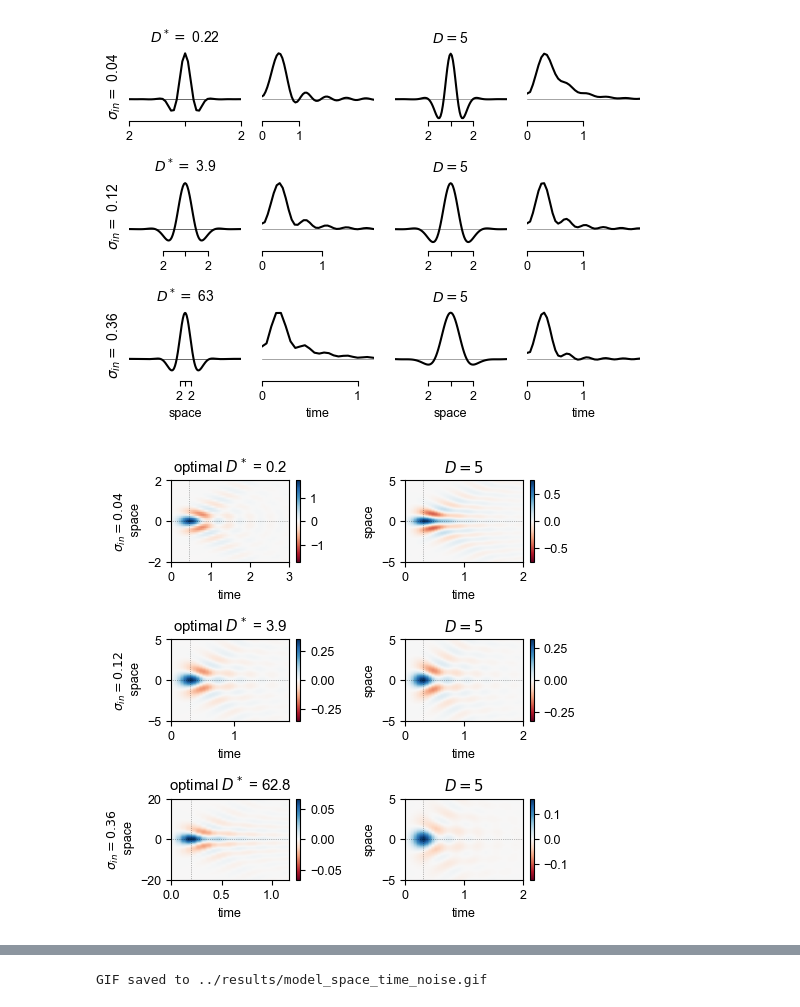
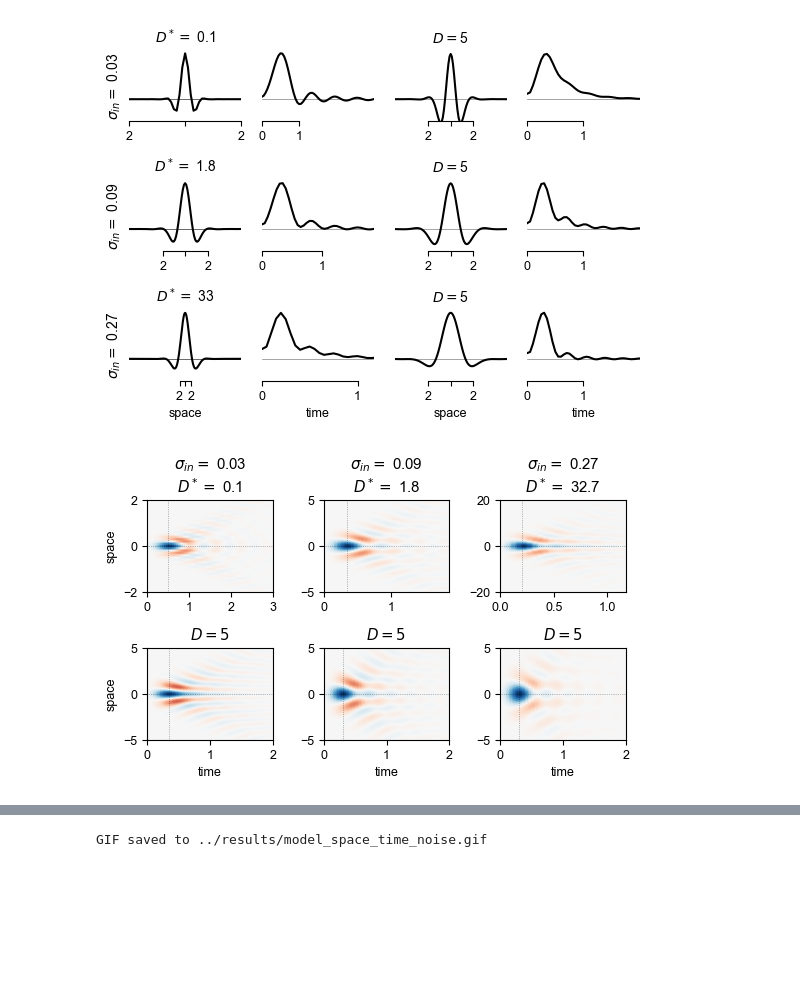
Before and after one commit to Yates-Lab/efficient-coding-drift-spectrum, a Jupyter notebook: scripts/interactive_moving_retina copy.ipynb, the cells around one changed output, grey strips where cells are left out. Saved outputs shown, nothing was run; the diff lists cells and outputs as text; code cells hidden in the pictures; blank space fills up the shorter version.

```diff
--- a/scripts/interactive_moving_retina copy.ipynb
+++ b/scripts/interactive_moving_retina copy.ipynb
@@ -353,15 +355,16 @@ sigma_out = 2.0
 K         = 1024
 T         = 1024
 dx        = 0.1
-dt        = 0.05
+fps       = 30.0
+dt        = 1.0 / fps
 D         = 5
 alpha     = 2.0
-c         = 0.04
+c         = 0.04 #0.04
 
 # One-sided Fourier grids.
 # Drop spatial DC because C_s(k) = k^{-alpha} diverges at k = 0.
-k = 2 * np.pi * np.fft.rfftfreq(K, d=dx)[1:]
-w = 2 * np.pi * np.fft.rfftfreq(T, d=dt)
+k =  2 * np.pi * np.fft.rfftfreq(K, d=dx)[1:]
+w =  2 * np.pi * np.fft.rfftfreq(T, d=dt)
 w_plot = w.copy()
 w_plot[0] = w[1] / 2
 
@@ -940,7 +971,8 @@ plt.savefig(f"../results/model_filter_and_kernels.pdf",bbox_inches="tight")
 # %%
 all_MI_vals = []
 # sigma_ins  = [0.05, 0.15, 0.45]
-sigma_ins = [0.04, 0.12, 0.36]
+# sigma_ins = [0.04, 0.12, 0.36]
+sigma_ins = [0.03, 0.09, 0.27]
 D_vals = np.logspace(-2, 2, 100)
 for i,sigma_in in tqdm(enumerate(sigma_ins)):
     MI_vals = []
@@ -1032,7 +1064,6 @@ sigma_ins_tmp = sigma_ins #[0.05,  0.25, 1.0]
 fig, axs = plt.subplots(len(sigma_ins_tmp),4,figsize=(0.8*fw, 0.6*fw))
 
 s_t = 1.6
-s_s =
 times = np.asarray([3/s_t**0, 3/s_t, 3/s_t**2])
 spaces = np.asarray([2,5,20])
 
@@ -1148,22 +1179,21 @@ for i, sigma_in in enumerate(sigma_ins_tmp):
 plt.tight_layout()
 plt.savefig(f"../results/model_space_time_noise_both.pdf")
 # %% [output]
-[figure, old version]
+[figure, new version]
 # %%
 sigma_ins_tmp = sigma_ins  # [0.05,  0.25, 1.0]
 
-fig, axs = plt.subplots(len(sigma_ins_tmp), 2, figsize=(0.7*fw, 0.7 * fw))
-
+fig, axs = plt.subplots(2, len(sigma_ins_tmp), figsize=(0.8*fw, 0.5 * fw))
 
 for i, sigma_in in enumerate(sigma_ins_tmp):
     sigma_in = sigma_ins[i]
 
-    # --- column 0: optimal D* ---
+    # --- row 0: optimal D* ---
     D = D_vals[np.argmax(all_MI_vals[i])]
     Cx, v_opt, MI = mutual_information(k, w, weights, D, sigma_in, sigma_out, alpha, c=c)
     w_xt_plot, x, t = compute_space_time_filter(v_opt, T, dt, dx)
 
-    ax = axs[i, 0]
+    ax = axs[0, i]
     im = ax.imshow(
         w_xt_plot,
         aspect="auto",
@@ -1173,51 +1203,58 @@ for i, sigma_in in enumerate(sigma_ins_tmp):
         vmin=-np.max(np.abs(w_xt_plot)),
         vmax=np.max(np.abs(w_xt_plot)),
     )
-    fig.colorbar(im, ax=ax)
-    ax.set_xlabel("time")
-    ax.set_ylabel(f"$\\sigma_{{in}} = {sigma_in:.2f}$\n space")
+    # fig.colorbar(im, ax=ax)
+    # ax.set_xlabel("time")
+    ax.set_ylabel("space")
     ax.set_xlim([0, times[i]])
     ax.set_ylim([-spaces[i], spaces[i]])
     ax.spines["right"].set_visible(True)
     ax.spines["top"].set_visible(True)
     ax.axhline(0, color="k", alpha=0.5, linestyle=":", linewidth=0.5)
     arg_slice = w_xt_plot[w_xt_plot.shape[0] // 2, :].argmax()
     ax.axvline(t[arg_slice], color="k", alpha=0.5, linestyle=":", linewidth=0.5)
+    ax.set_title(f"$\\sigma_{{in}} =$ {sigma_in:.2f}\n$D^* =$ {D:.1f}")
+    # Only label y-axis for first column
+    if i == 0:
+        ax.set_ylabel(f"space")
+    else:
+        ax.set_ylabel("")
 
-    ax.set_title(f"optimal $D^*$ = {D:.1f}")
-
-    # --- column 1: fixed D = 5 ---
+    # --- row 1: fixed D = 5 ---
     D = 5
     Cx, v_opt, MI = mutual_information(k, w, weights, D, sigma_in, sigma_out, alpha, c=c)
     w_xt_plot, x, t = compute_space_time_filter(v_opt, T, dt, dx)
 
-    ax = axs[i, 1]
+    ax = axs[1, i]
     im = ax.imshow(
         w_xt_plot,
         aspect="auto",
         origin="lower",
         extent=[t[0], t[-1], x[0], x[-1]],
         cmap="RdBu",
         vmin=-np.max(np.abs(w_xt_plot)),
         vmax=np.max(np.abs(w_xt_plot)),
     )
-    fig.colorbar(im, ax=ax)
+    # fig.colorbar(im, ax=ax)
     ax.set_xlabel("time")
-    ax.set_ylabel("space")
+    # Only label y-axis for first column
+    if i == 0:
+        ax.set_ylabel("space")
+    else:
+        ax.set_ylabel("")
     ax.set_xlim([0, 2])
     ax.set_ylim([-5, 5])
     ax.spines["right"].set_visible(True)
     ax.spines["top"].set_visible(True)
     ax.axhline(0, color="k", alpha=0.5, linestyle=":", linewidth=0.5)
     arg_slice = w_xt_plot[w_xt_plot.shape[0] // 2, :].argmax()
     ax.axvline(t[arg_slice], color="k", alpha=0.5, linestyle=":", linewidth=0.5)
-
     ax.set_title(r"$D = 5$")
 
 plt.tight_layout()
-plt.savefig(f"../results/model_space_time_noise_both.pdf")
+plt.savefig(f"../results/model_space_time_noise_both.pdf",dpi=600)
 # %% [output]
-[figure, old version]
+[figure, new version]
 # %%
 sigma_ins_tmp = sigma_ins #[0.05,  0.25, 1.0]
 
```
Also changed, not shown: parts of 11 cells of this notebook, 3 other files.
